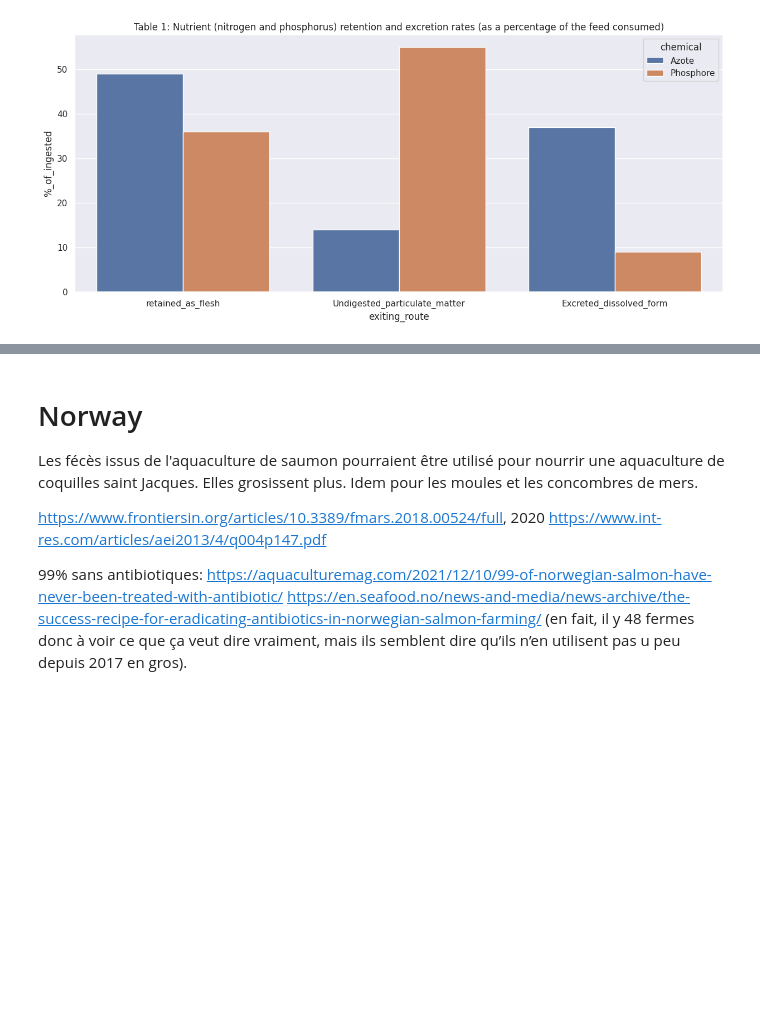
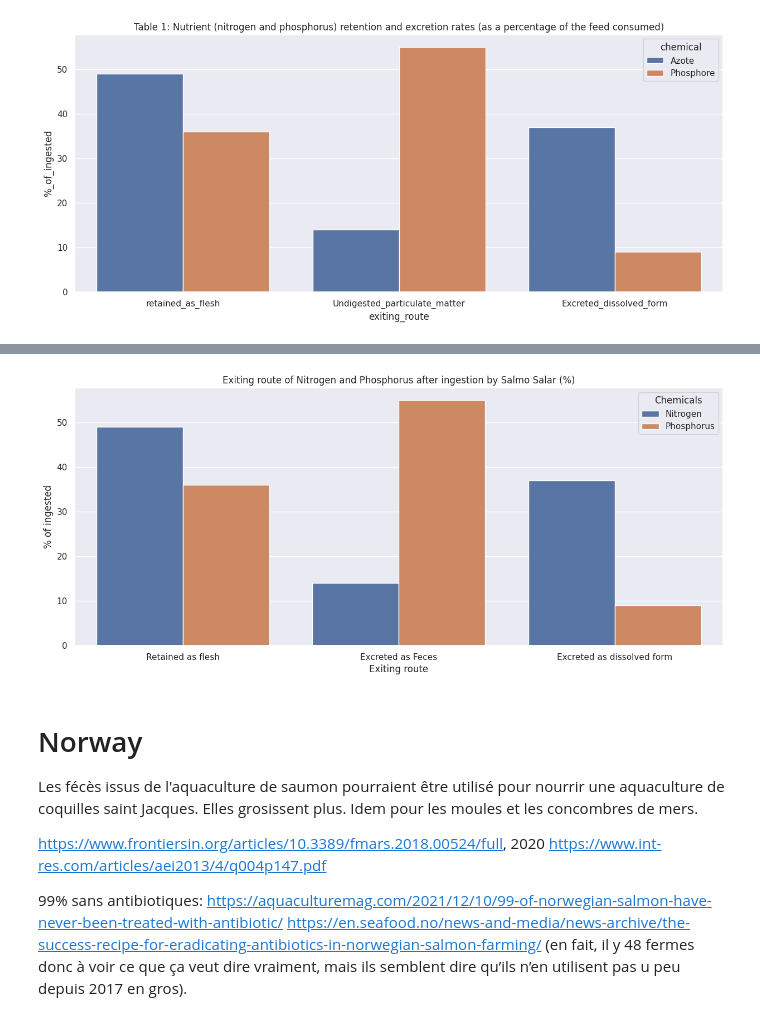
Before and after one commit to kumquat42/202402_MB_Data4Good_PinkBombs, a Jupyter notebook: 20240320_RejetPolluants.ipynb, the cells around one changed output, grey strips where cells are left out. Drawn from its saved outputs; the diff is of its cells as text; code cells hidden in the pictures; blank space fills up the shorter version.

```diff
--- a/20240320_RejetPolluants.ipynb
+++ b/20240320_RejetPolluants.ipynb
@@ -39,3 +53,18 @@ table1 = sns.barplot(table1_data, x = 'exiting_route', y = '%_of_ingested', hue=
+# %%
+# Table 1: Nutrient (nitrogen and phosphorus) retention and excretion rates (as a percentage of the feed consumed). Modified from Piedrahita 2003.
+table1_data = pd.read_csv('./Pollution_rejectants/Data/Table1_N_P_retained_excreted.csv', header=0, decimal = ',')
+table1_data.columns = ['Chemicals', 'Exiting route', '% of ingested']
+table1_data.Chemicals = table1_data.Chemicals.apply(lambda x: 'Nitrogen' if x == 'Azote'
+                                          else 'Phosphorus')
+table1_data['Exiting route'] = table1_data['Exiting route'].apply(lambda x: 'Retained as flesh' if x == 'retained_as_flesh'
+                                          else 'Excreted as Feces' if x == 'Undigested_particulate_matter'
+                                          else 'Excreted as dissolved form')
+
+
+sns.set(rc={"figure.figsize":(15, 6)}) #width=*15, height=6
+table1 = sns.barplot(table1_data, x = 'Exiting route', y = '% of ingested', hue='Chemicals').set(title='Exiting route of Nitrogen and Phosphorus after ingestion by Salmo Salar (%)')
+# %% [output]
+[figure, added]
 # %% [markdown]
 # Norway
 Les fécès issus de l'aquaculture de saumon pourraient être utilisé pour nourrir une aquaculture de coquilles saint Jacques. Elles grosissent plus. Idem pour les moules et les concombres de mers.
```
Also changed, not shown: parts of 5 cells of this notebook.
